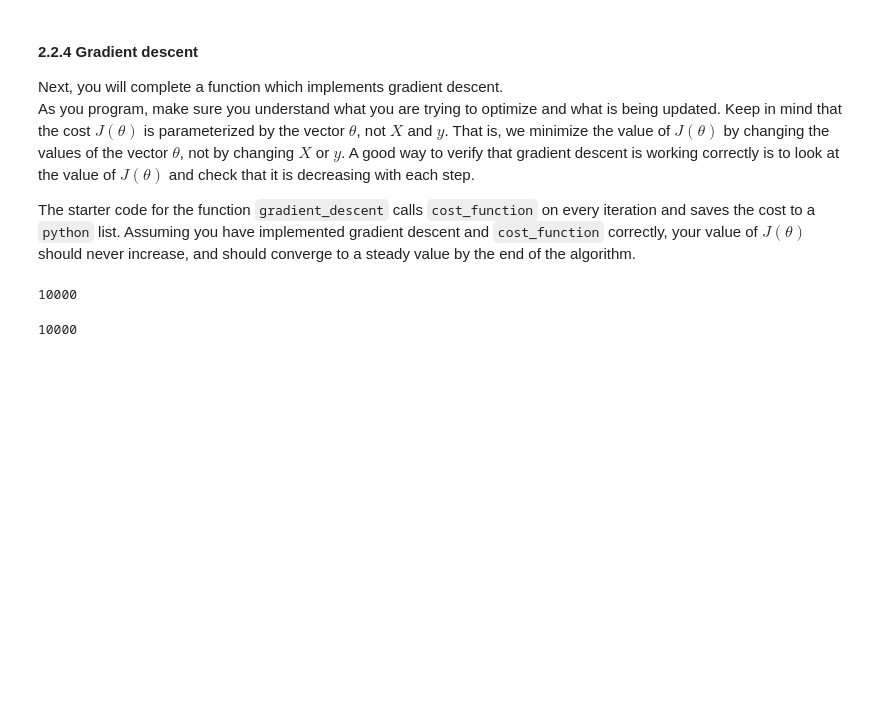
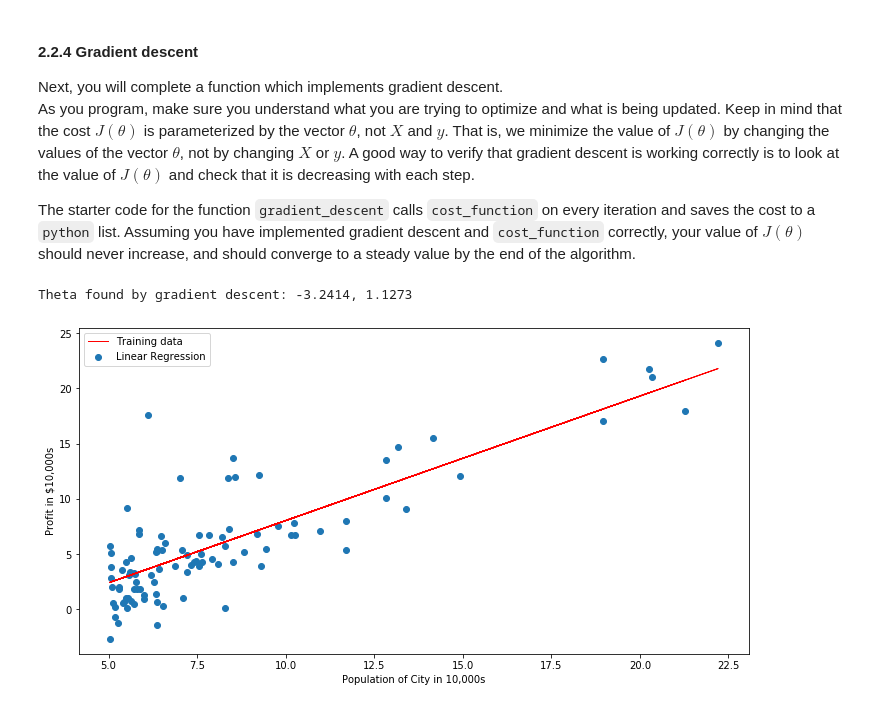
Before and after one commit to SoroushGhaderi/Machine_Learning_Andrew_Ng_exercises_with_Python, a Jupyter notebook: Linear Regression/Exercise 1 Linear Regression.ipynb, the cells around one changed output. Saved outputs shown, nothing was run; the diff lists cells and outputs as text; code cells hidden in the pictures; blank space fills up the shorter version.

Commit message:
plot training data and regression line

```diff
--- a/Linear Regression/Exercise 1 Linear Regression.ipynb
+++ b/Linear Regression/Exercise 1 Linear Regression.ipynb
@@ -116,6 +116,9 @@ Your next task is to complete the code for the function `cost_function` which co
 <a id="computeCost"></a>
 # %%
 def cost_function(X, y, theta):
+    """
+    comments
+    """
     # size of dataset
     number_of_samples = y.size
     #initialize cost function with zero
@@ -167,8 +165,22 @@ theta, J_history, theta_history = gradient_descent(X, y, theta, learning_rate, i
-# %%
-len(J_history)
-# %% [output]
-10000
-# %%
-len(theta_history)
-# %% [output]
-10000
+# %%
+# initial theta for starting cost_function and gradient_descent that is theta= [0,0]
+theta = np.zeros(2)
+# set learning_rate(alpha in original formula) and iteration(number of running algorithm)
+learning_rate = .01
+iteration = 1000
+# running algorithm and store them variable and lists
+theta, cost_function_history, theta_history = gradient_descent(X, y, theta, learning_rate, iteration)
+# %%
+print("Theta found by gradient descent: {:.4f}, {:.4f}".format(theta[0], theta[1]))
+# %% [output]
+Theta found by gradient descent: -3.2414, 1.1273
+# %%
+plt.figure(figsize=(12, 6))
+plt.scatter(chain_resturant["Population"], chain_resturant["Profit"], marker= "o")
+plt.plot(X[:,1], np.dot(X, theta), linewidth=1.0, c= "red")
+plt.xlabel("Population of City in 10,000s")
+plt.ylabel("Profit in $10,000s")
+plt.legend(["Training data", "Linear Regression"])
+plt.show()
+# %% [output]
+[figure, added]
```
Also changed, not shown: parts of 4 cells of this notebook.
